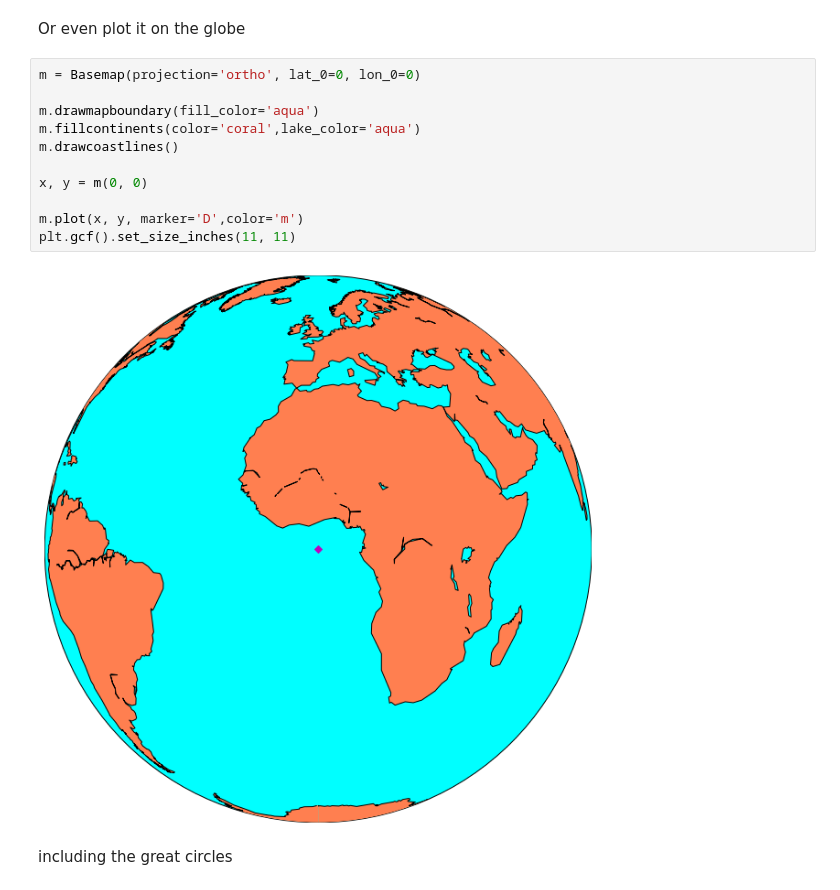
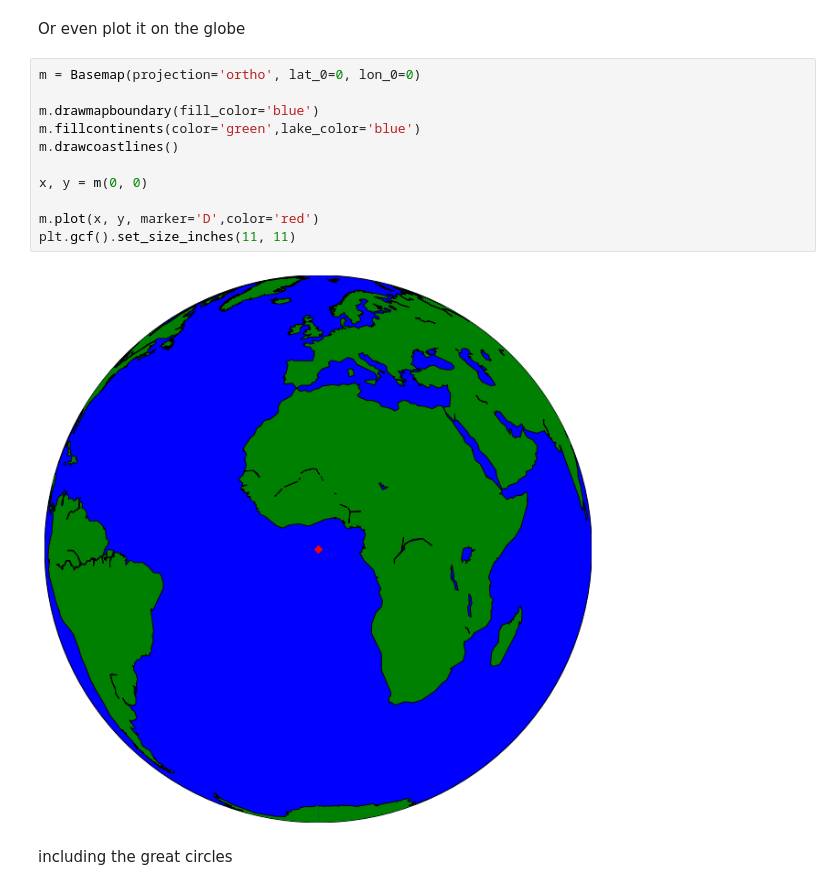
Before and after one commit to DataForScience/DataViz, a Jupyter notebook: Part II - Mapping.ipynb, the cells around one changed output. Saved outputs shown, nothing was run; the diff lists cells and outputs as text.

```diff
--- a/Part II - Mapping.ipynb
+++ b/Part II - Mapping.ipynb
@@ -341,16 +350,16 @@ Or even plot it on the globe
 # %%
 m = Basemap(projection='ortho', lat_0=0, lon_0=0)
 
-m.drawmapboundary(fill_color='aqua')
-m.fillcontinents(color='coral',lake_color='aqua')
+m.drawmapboundary(fill_color='blue')
+m.fillcontinents(color='green',lake_color='blue')
 m.drawcoastlines()
 
 x, y = m(0, 0)
 
-m.plot(x, y, marker='D',color='m')
+m.plot(x, y, marker='D',color='red')
 plt.gcf().set_size_inches(11, 11)
 # %% [output]
-[figure, old version]
+[figure, new version]
 # %% [markdown]
 including the great circles
 # %%
```
Also changed, not shown: parts of 11 cells of this notebook, 5 other files.
